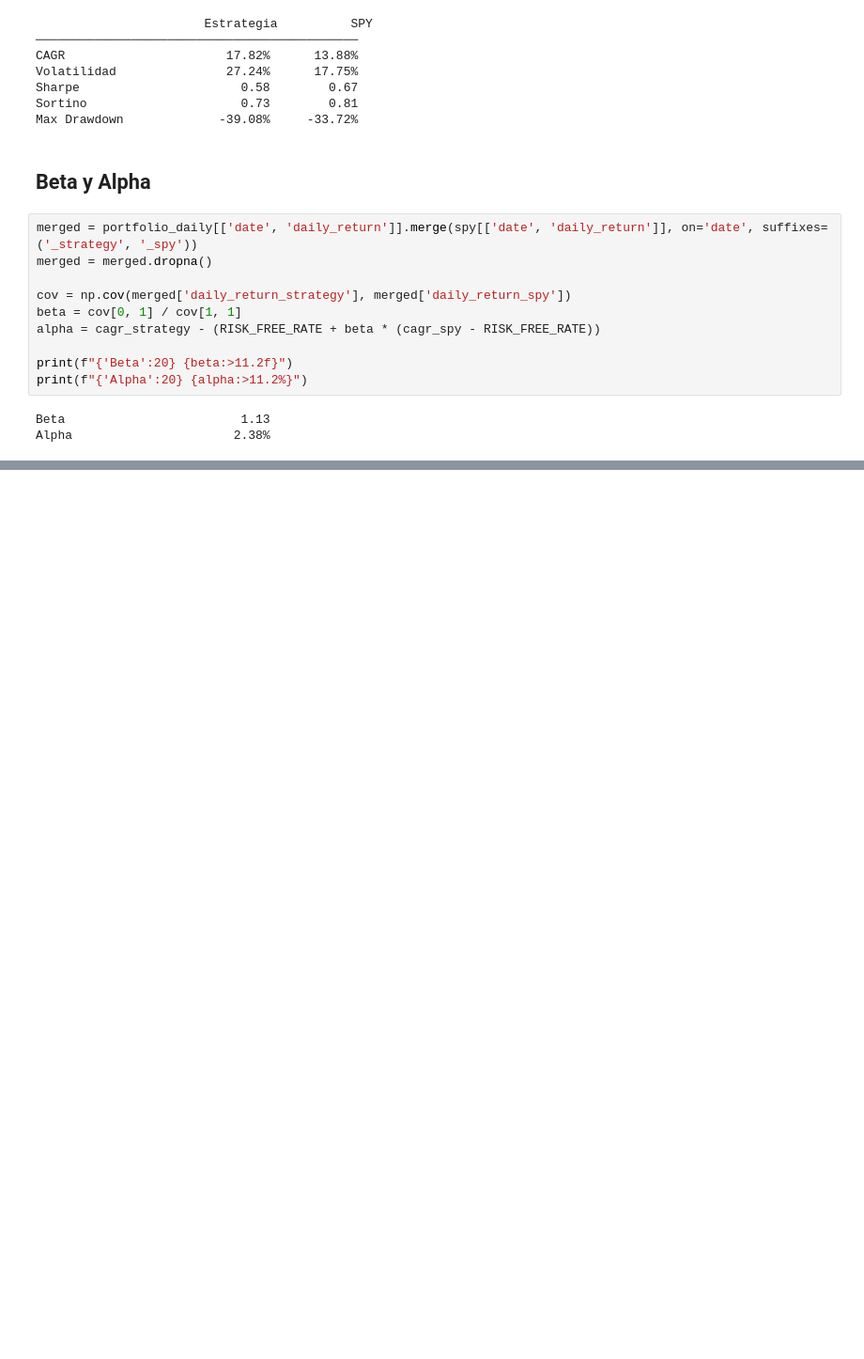
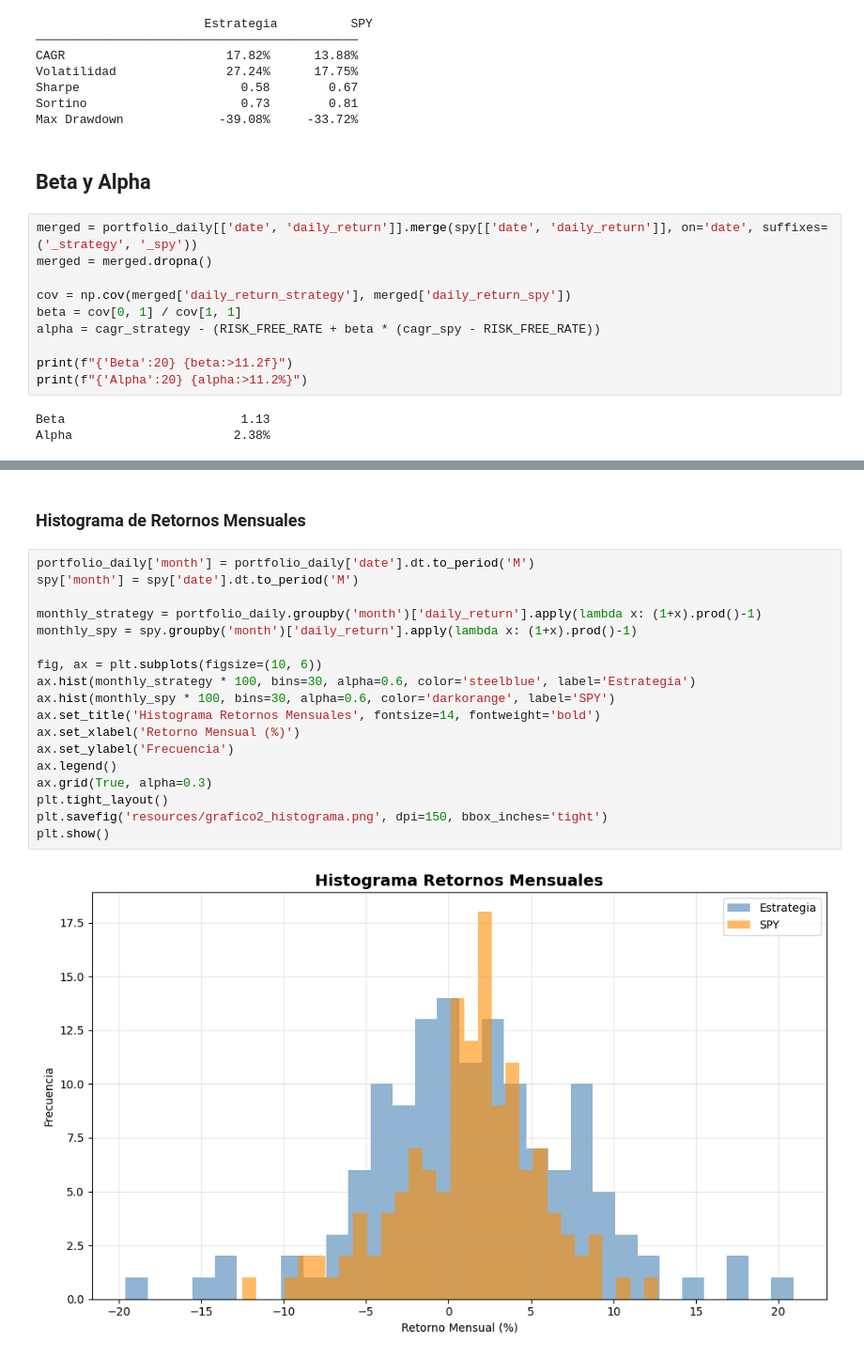
Before and after one commit to Juanjod54/MIAX_TB2.6, a Jupyter notebook: 5_analysis.ipynb, the cells around one changed output, grey strips where cells are left out. Shown at 94% size. Drawn from its saved outputs; the diff is of its cells as text; blank space fills up the shorter version.

```diff
--- a/5_analysis.ipynb
+++ b/5_analysis.ipynb
@@ -196,0 +165,22 @@ plt.show()
+# %% [markdown]
+### Histograma de Retornos Mensuales
+# %%
+portfolio_daily['month'] = portfolio_daily['date'].dt.to_period('M')
+spy['month'] = spy['date'].dt.to_period('M')
+
+monthly_strategy = portfolio_daily.groupby('month')['daily_return'].apply(lambda x: (1+x).prod()-1)
+monthly_spy = spy.groupby('month')['daily_return'].apply(lambda x: (1+x).prod()-1)
+
+fig, ax = plt.subplots(figsize=(10, 6))
+ax.hist(monthly_strategy * 100, bins=30, alpha=0.6, color='steelblue', label='Estrategia')
+ax.hist(monthly_spy * 100, bins=30, alpha=0.6, color='darkorange', label='SPY')
+ax.set_title('Histograma Retornos Mensuales', fontsize=14, fontweight='bold')
+ax.set_xlabel('Retorno Mensual (%)')
+ax.set_ylabel('Frecuencia')
+ax.legend()
+ax.grid(True, alpha=0.3)
+plt.tight_layout()
+plt.savefig('resources/grafico2_histograma.png', dpi=150, bbox_inches='tight')
+plt.show()
+# %% [output]
+[figure, added]
```
Also changed, not shown: parts of 20 cells of this notebook.
